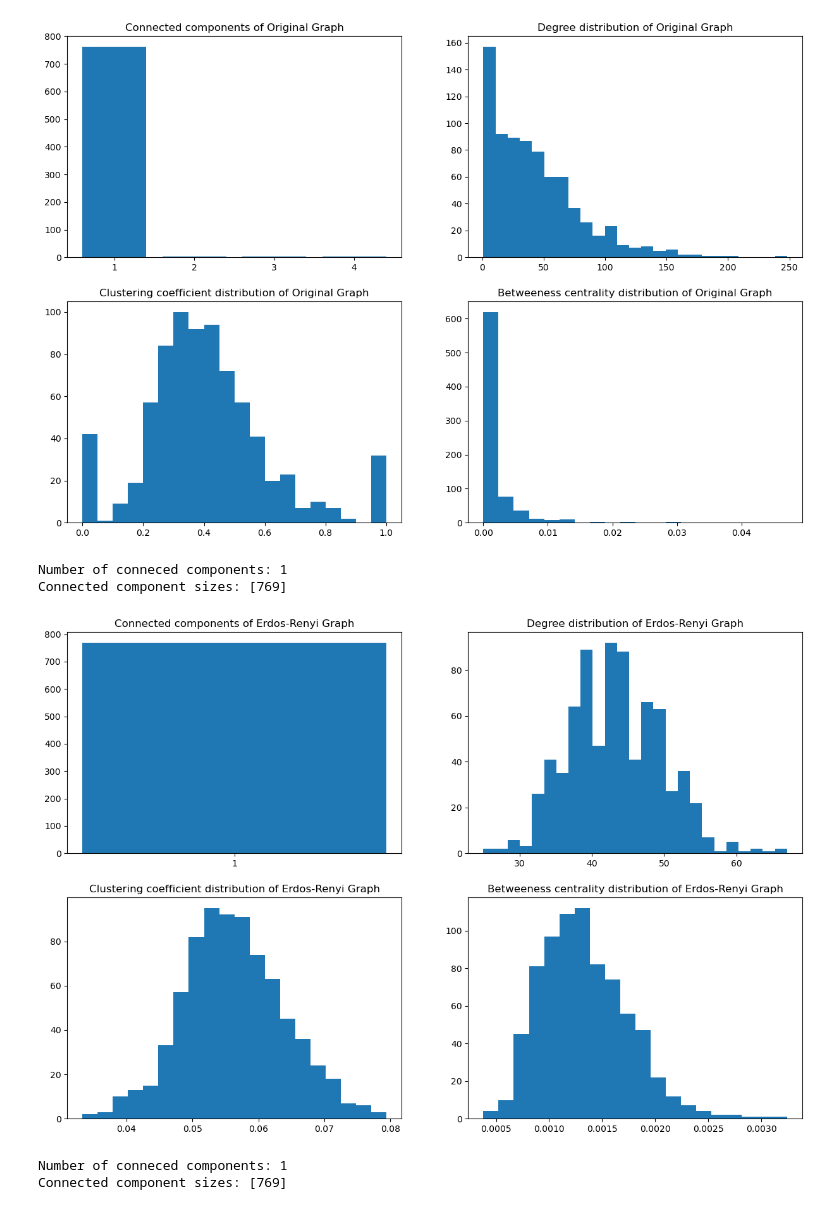
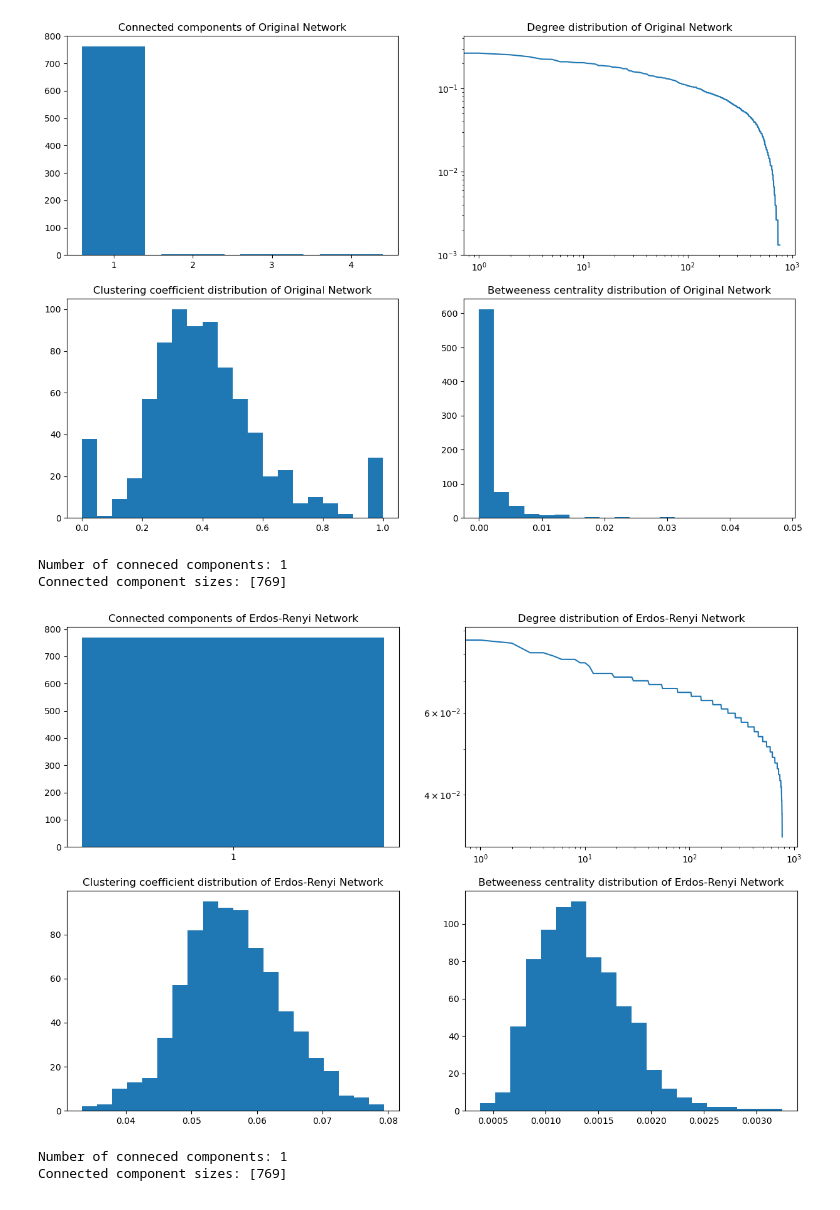
Before and after one commit to Saska1618/SocialNetworkAnalysis, a Jupyter notebook: analysis.ipynb, the cells around one changed output. Drawn from its saved outputs; the diff is of its cells as text; code cells hidden in the pictures.

Commit message:
Add new comparison graph, change degree dist to loglog scale, save images

```diff
--- a/analysis.ipynb
+++ b/analysis.ipynb
@@ -12,6 +14,15 @@ def display_hist(data_dict, bins, title, axis=None, reverse=False):
     axis.set_title(title)
     if axis is None:
         plt.show()
+
+def display_loglog(data_dict, title, axis, reverse=False):
+    if axis is None:
+        axis = plt
+    data = sorted([v for v in data_dict.values()], reverse=reverse)
+    axis.loglog(data)
+    axis.set_title(title)
+    if axis is None:
+        plt.show()
 # %%
 # analyze the distributions of a graph and display them on graphs
 def analyze_distribution(G, graph_name):
@@ -24,13 +35,16 @@ def analyze_distribution(G, graph_name):
     axes[0, 0].set_title(f'Connected components of {graph_name}')
     largest_cc = max(nx.connected_components(G), key=len)
     S = G.subgraph(largest_cc).copy()
+    # the length of S
+    S_len = len(S)
     #degree distribution
-    display_hist({n:d for n, d in G.degree()}, 25, f'Degree distribution of {graph_name}', axes[0, 1], True)
+    display_loglog({n:(d / S_len) for n, d in S.degree()}, f'Degree distribution of {graph_name}', axes[0, 1], True)
     #clustering coefficient distribution
-    display_hist(nx.clustering(G), 20, f'Clustering coefficient distribution of {graph_name}', axes[1, 0])
+    display_hist(nx.clustering(S), 20, f'Clustering coefficient distribution of {graph_name}', axes[1, 0])
     #betweenness centrality distribution
-    betweenness = nx.betweenness_centrality(G)
+    betweenness = nx.betweenness_centrality(S)
     display_hist(betweenness, 20, f'Betweeness centrality distribution of {graph_name}', axes[1, 1])
+    plt.savefig(f'{graph_name.replace(' ', '_')}.jpg')
     plt.show()
 # %%
 # load original graph
@@ -46,16 +60,16 @@ G_barabasi = nx.read_gml("barabasi_scale_free.gml")
 # %%
 # analyze data
 print("Distribution analysis")
-analyze_distribution(G_original, 'Original Graph')
-analyze_distribution(G_erdos, 'Erdos-Renyi Graph')
-analyze_distribution(G_barabasi, 'Barabasi Graph')
+analyze_distribution(G_original, 'Original Network')
+analyze_distribution(G_erdos, 'Erdos-Renyi Network')
+analyze_distribution(G_barabasi, 'Barabasi Network')
 # %% [output]
 Distribution analysis
 Number of conneced components: 4
 Connected component sizes: [762, 3, 2, 2]
-[figure, old version]
+[figure, new version]
 Number of conneced components: 1
 Connected component sizes: [769]
-[figure, old version]
+[figure, new version]
 Number of conneced components: 1
 Connected component sizes: [769]
```
Also changed, not shown: parts of 6 cells of this notebook, 1 other file.
